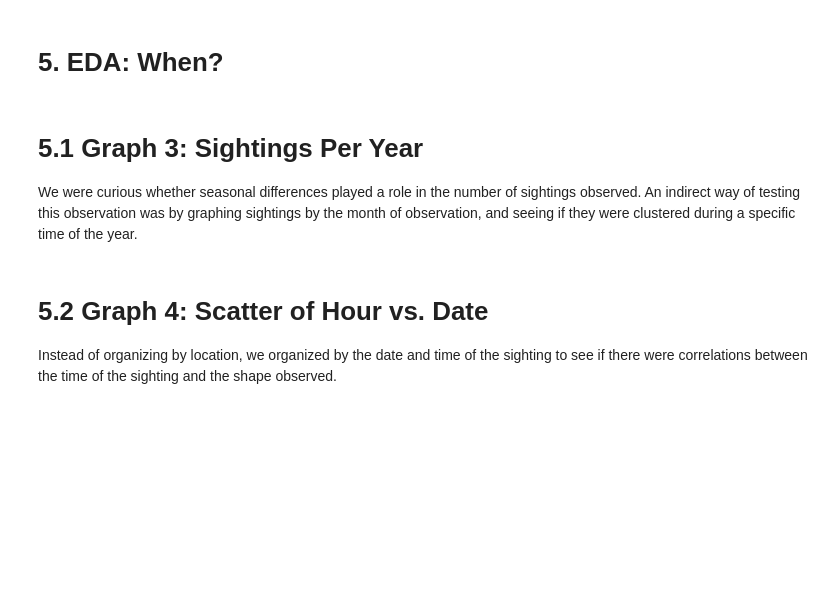
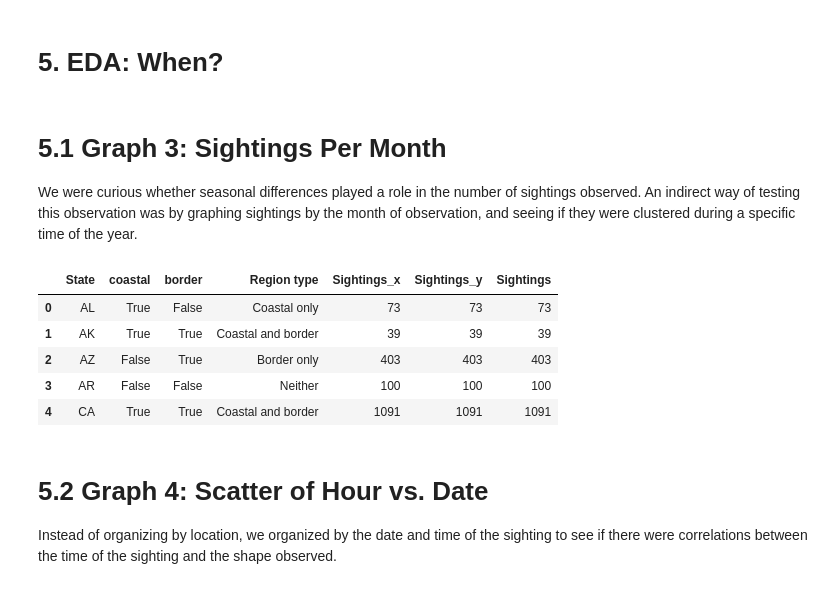
Before and after one commit to matkins8943/matkins8943.github.io, a Jupyter notebook: Final_Project.ipynb, the cells around one changed output. Saved outputs shown, nothing was run; the diff lists cells and outputs as text; code cells hidden in the pictures; blank space fills up the shorter version.

```diff
--- a/Final_Project.ipynb
+++ b/Final_Project.ipynb
@@ -283,14 +400,6 @@ As we can see, Texas and New Mexico have the highest number of reported sighting
 # 4.2 Graph 2: Coastal and Border States vs. Other States
 We wanted to analyze the potential impact that location could have on the number of sightings, more specifically, the proximity of water bodies. This directly led us to analyzing the coastal and border states vs. other states.
 # %%
-def region_type(row):
-    if row['coastal'] and row['border']: return 'Coastal and border'
-    if row['coastal']:                   return 'Coastal only'
-    if row['border']:                    return 'Border only'
-    return 'Neither'
-
-state_info['Region type'] = state_info.apply(region_type, axis=1)
-
 # base map: states shaded by number of sightings
 fig = px.choropleth(
     state_info,
@@ -333,26 +444,29 @@ This heatmap gives us a much clearer visual as to which states are costal only,
 # %% [markdown]
 # **5. EDA: When?**
 # %% [markdown]
-# 5.1 Graph 3: Sightings Per Year
+# 5.1 Graph 3: Sightings Per Month
 We were curious whether seasonal differences played a role in the number of sightings observed. An indirect way of testing this observation was by graphing sightings by the month of observation, and seeing if they were clustered during a specific time of the year.
 # %%
 # hand-built tidy table: one row per state, one column per variable
 coastal_states = ['AL','AK','CA','CT','DE','FL','GA','HI','LA','ME','MD','MA','MS','NH',
                   'NJ','NY','NC','OR','RI','SC','TX','VA','WA']
 border_states  = ['AK','AZ','CA','ID','ME','MI','MN','MT','NH','NM','NY','ND','OH','PA',
                   'TX','VT','WA','WI']
 all_states = list(stateabb.values())
 
-state_info = pd.DataFrame({'State': all_states})
-state_info['coastal'] = state_info['State'].isin(coastal_states)
-state_info['border']  = state_info['State'].isin(border_states)
-
 # sightings per state from Dataset 2, joined to the flags (states with no sightings get 0)
 state_counts = t['State'].value_counts().rename_axis('State').reset_index(name='Sightings')
-state_info = state_info.merge(state_counts, on='State', how='left')
+state_info = state_info.drop(columns='Sightings', errors='ignore').merge(state_counts, on='State', how='left')
 state_info['Sightings'] = state_info['Sightings'].fillna(0)
 
 display(state_info.head())
+# %% [output]
+|  | State | coastal | border | Region type | Sightings_x | Sightings_y | Sightings |
+| 0 | AL | True | False | Coastal only | 73 | 73 | 73 |
+| 1 | AK | True | True | Coastal and border | 39 | 39 | 39 |
+| 2 | AZ | False | True | Border only | 403 | 403 | 403 |
+| 3 | AR | False | False | Neither | 100 | 100 | 100 |
+| 4 | CA | True | True | Coastal and border | 1091 | 1091 | 1091 |
 # %% [markdown]
 # 5.2 Graph 4: Scatter of Hour vs. Date
 Instead of organizing by location, we organized by the date and time of the sighting to see if there were correlations between the time of the sighting and the shape observed.
```
Also changed, not shown: parts of 19 cells of this notebook.
